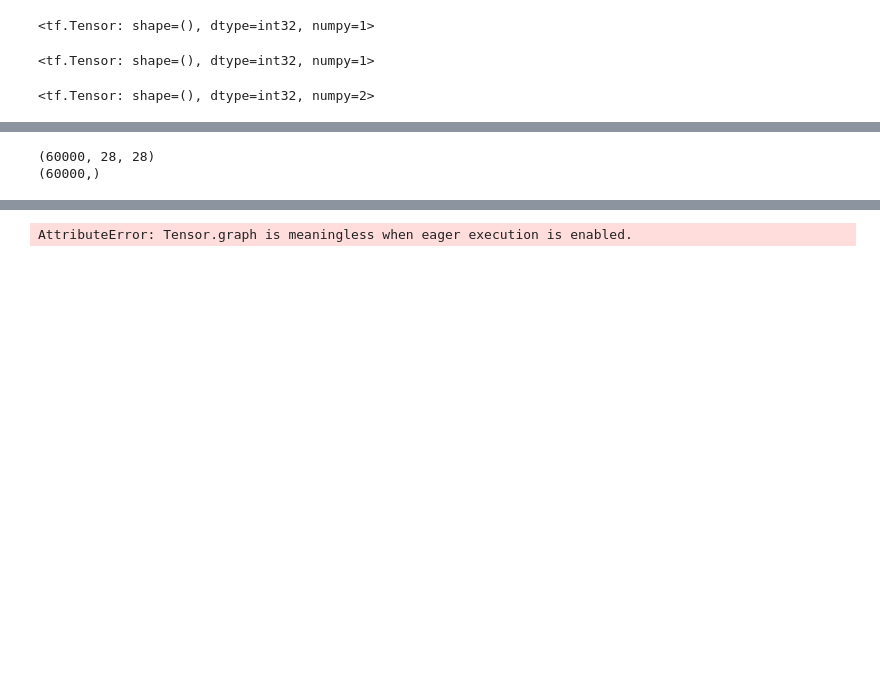
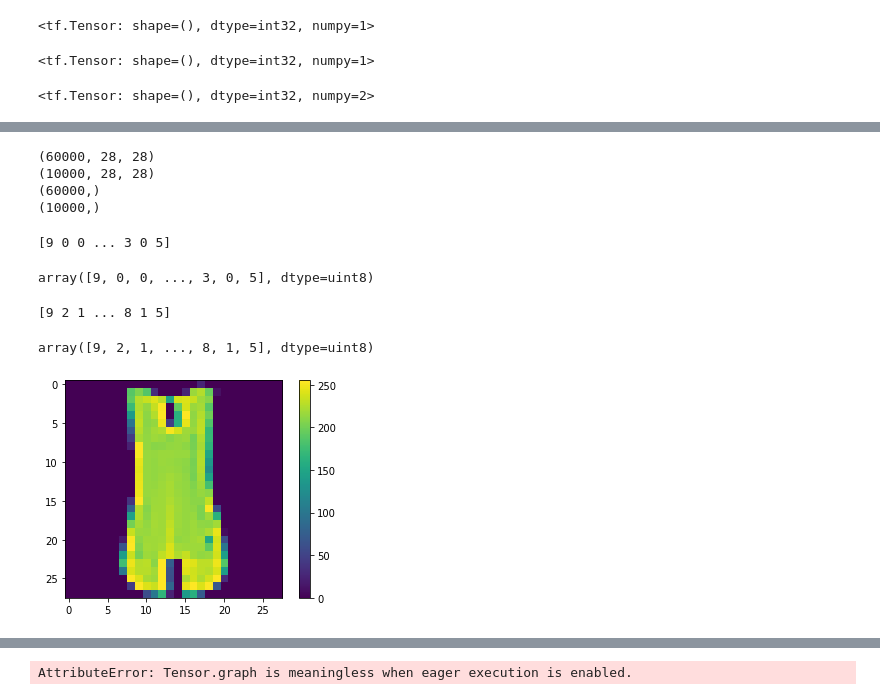
Before and after one commit to RohitDhankar/tensor_2020, a Jupyter notebook: tf_test_1.ipynb, the cells around one changed output, grey strips where cells are left out. Cells and saved outputs as stored; diff of their text form; code cells hidden in the pictures; blank space fills up the shorter version.

```diff
--- a/tf_test_1.ipynb
+++ b/tf_test_1.ipynb
@@ -98,6 +90,35 @@ Downloading data from https://storage.googleapis.com/tensorflow/tf-keras-dataset
-# %%
-print(train_images.shape)
-print(train_labels.shape)
-# %% [output]
-(60000, 28, 28)
-(60000,)
+# %%
+labels = ['T-shirt/top','Trouser','Pullover','Dress','Coat','Sandal','Shirt','Sneaker','Bag','Ankle boot']
+
+print(train_images.shape) # 60K images - each is 28X28 pixels
+print(test_images.shape)
+print(train_labels.shape)
+print(test_labels.shape)
+# %% [output]
+(60000, 28, 28)
+(10000, 28, 28)
+(60000,)
+(10000,)
+# %%
+print(train_labels)
+train_labels
+## np.uint8 - uint8_t - Unsigned integer (0 to 255)
+## https://numpy.org/devdocs/user/basics.types.html
+# %% [output]
+[9 0 0 ... 3 0 5]
+array([9, 0, 0, ..., 3, 0, 5], dtype=uint8)
+# %%
+print(test_labels)
+test_labels
+# %% [output]
+[9 2 1 ... 8 1 5]
+array([9, 2, 1, ..., 8, 1, 5], dtype=uint8)
+# %%
+import matplotlib.pyplot as plt
+plt.figure()
+plt.imshow(train_images[3])
+plt.imshow(train_images[4])
+plt.colorbar()
+plt.gca().grid(False)
+# %% [output]
+[figure, added]
```
Also changed, not shown: parts of 7 cells of this notebook.
